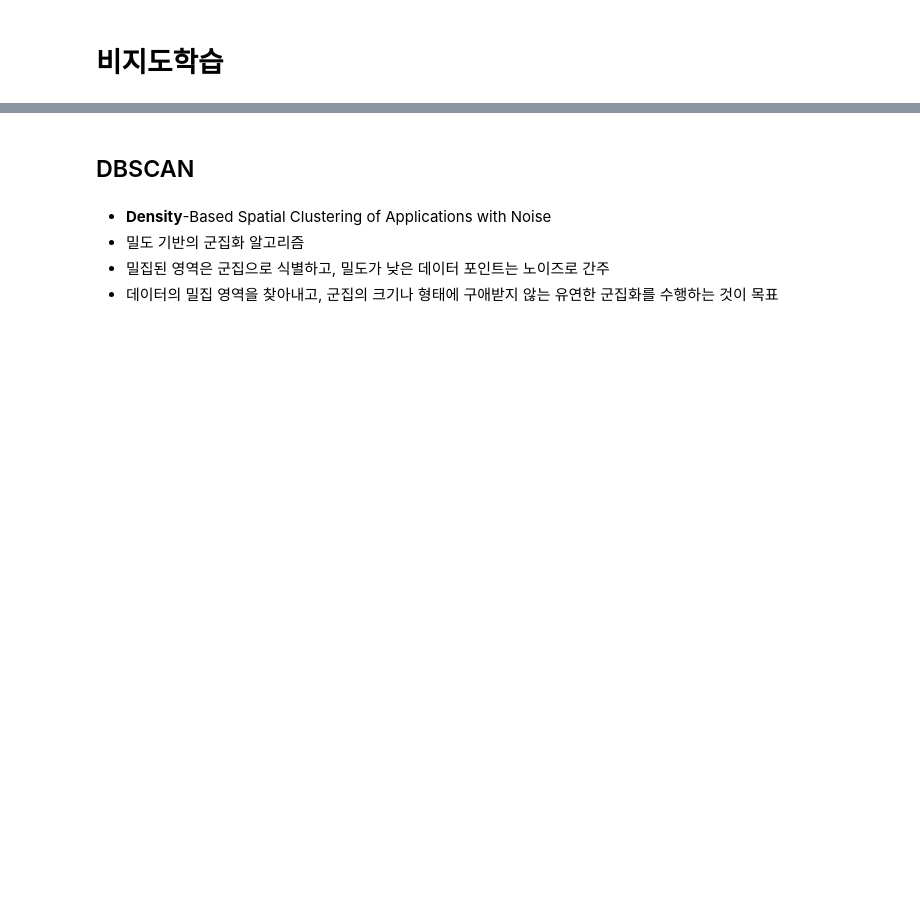
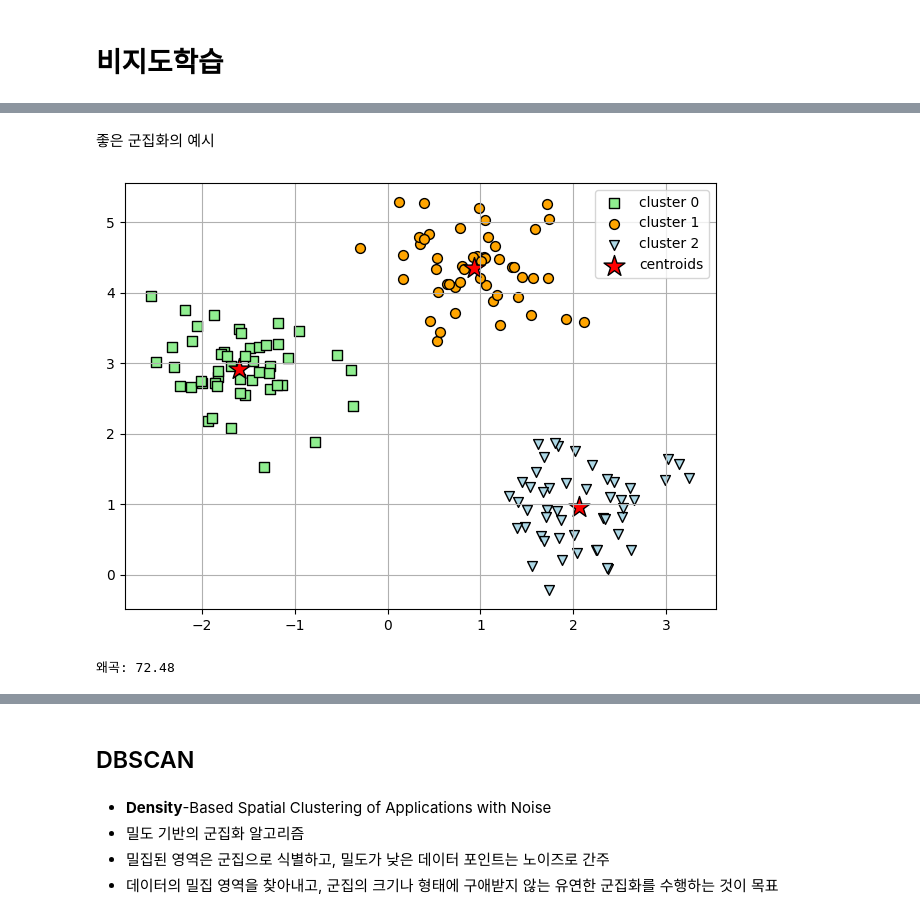
Before and after one commit to Sameta-cani/kakao-tech, a Jupyter notebook: Weekly Summary/Week 3/2. Machine Learning III/example.ipynb, the cells around one changed output, grey strips where cells are left out. Cells and saved outputs as stored; diff of their text form; code cells hidden in the pictures; blank space fills up the shorter version.

```diff
--- a/Weekly Summary/Week 3/2. Machine Learning III/example.ipynb
+++ b/Weekly Summary/Week 3/2. Machine Learning III/example.ipynb
@@ -2,0 +112,32 @@
+# %% [markdown]
+좋은 군집화의 예시
+# %%
+from sklearn.cluster import KMeans
+
+km = KMeans(n_clusters=3, init='random', n_init=10, max_iter=300,
+            tol=1e-04, random_state=0)
+y_km = km.fit_predict(X)
+
+for n, color, marker in zip(range(km.n_clusters), ['lightgreen', 'orange', 'lightblue'], ['s', 'o', 'v']):
+    plt.scatter(X[y_km == n, 0],
+                X[y_km == n, 1],
+                s=50, c=color,
+                marker=marker, edgecolor='black',
+                label=f'cluster {n}')
+
+plt.scatter(km.cluster_centers_[:, 0],
+            km.cluster_centers_[:, 1],
+            s=250, marker='*',
+            c='red', edgecolor='black',
+            label='centroids')
+
+plt.legend(scatterpoints=1)
+plt.grid()
+plt.tight_layout()
+plt.show()
+# %% [output]
+[figure, added]
+# %%
+print('왜곡: %.2f' % km.inertia_)
+# %% [output]
+왜곡: 72.48
```
Also changed, not shown: parts of 62 cells of this notebook.
